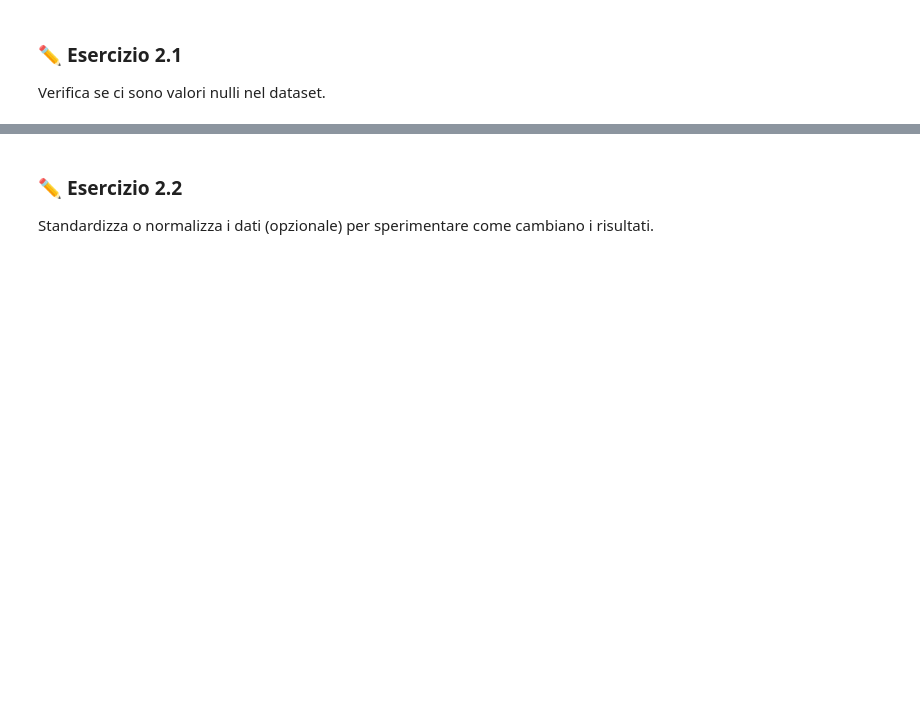
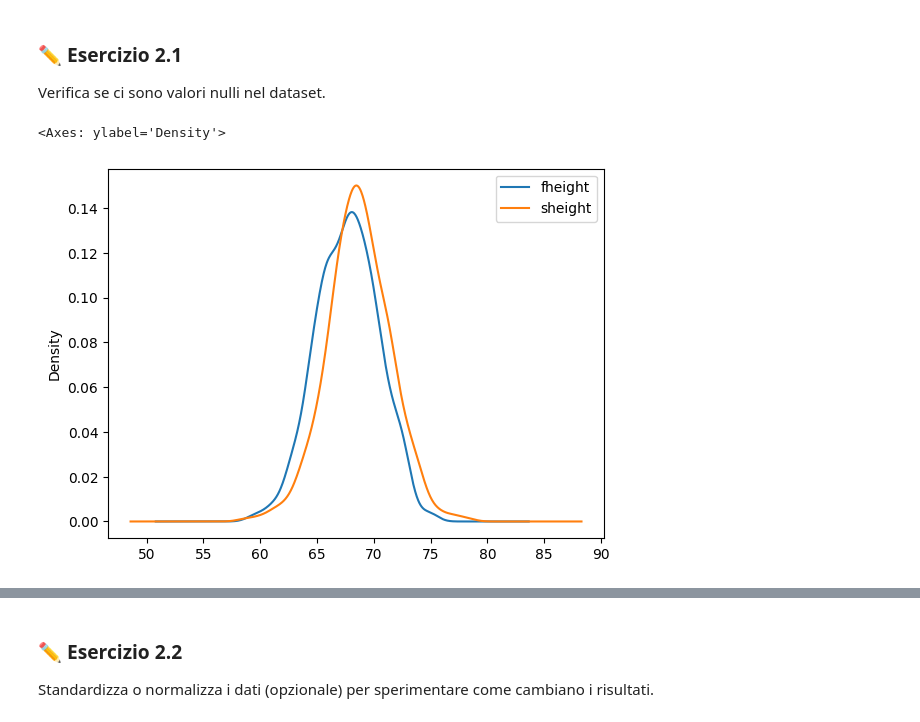
Before and after one commit to KingMagaIII/father-sons, a Jupyter notebook: Regressione_Lineare_Altezze.ipynb, the cells around one changed output, grey strips where cells are left out. Saved outputs shown, nothing was run; the diff lists cells and outputs as text; code cells hidden in the pictures; blank space fills up the shorter version.

```diff
--- a/Regressione_Lineare_Altezze.ipynb
+++ b/Regressione_Lineare_Altezze.ipynb
@@ -96,3 +96,8 @@ plot_scatter(dataframe, "fheight", "sheight", "Altezza del padre", "Altezza del
 Verifica se ci sono valori nulli nel dataset.
 # %%
 # Esercizio 2.1
+dataframe.isnull().sum()
+dataframe.plot.kde()
+# %% [output]
+<Axes: ylabel='Density'>
+[figure, added]
```
Also changed, not shown: parts of 2 cells of this notebook.
